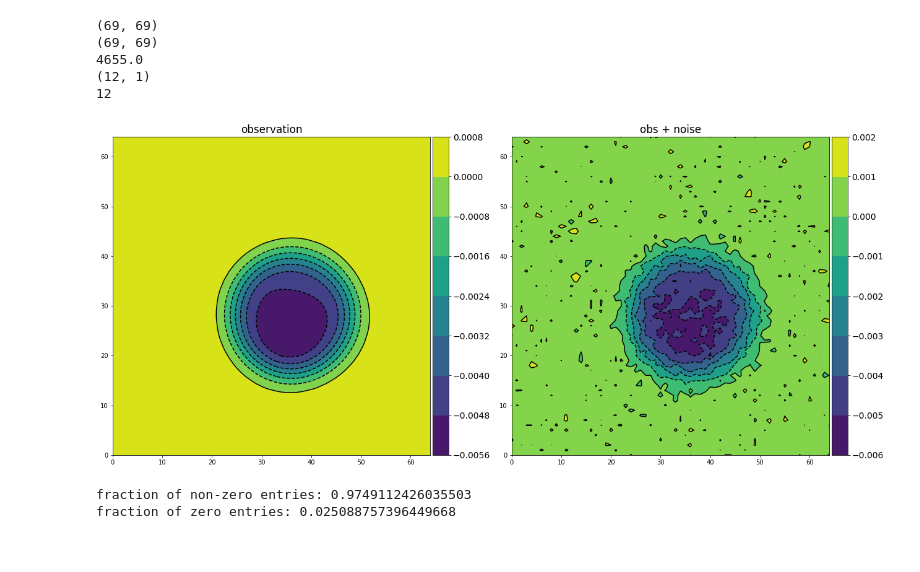
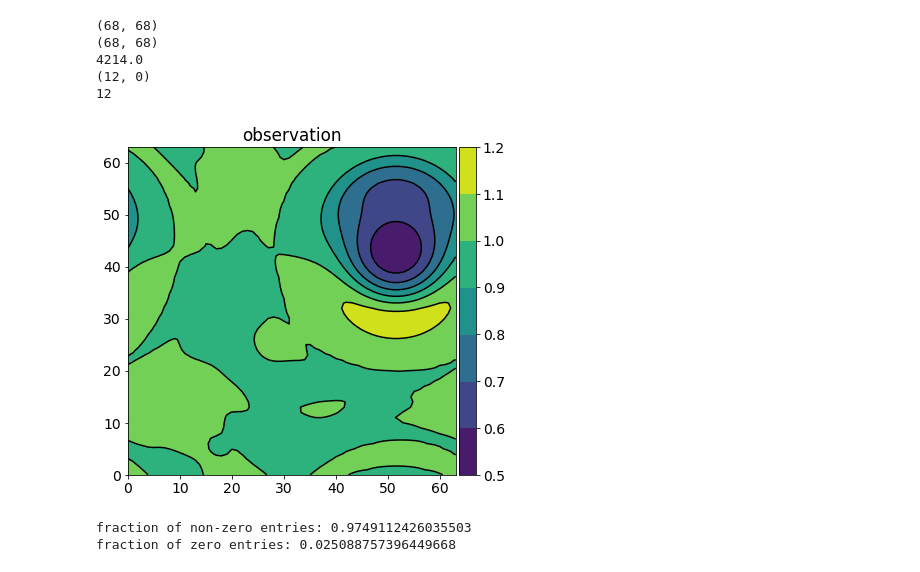
Before and after one commit to ray-chew/pyBELLA, a Jupyter notebook: visualiser_debugger/debug_DA_extensions.ipynb, the cells around one changed output. Saved outputs shown, nothing was run; the diff lists cells and outputs as text; code cells hidden in the pictures.

```diff
--- a/visualiser_debugger/debug_DA_extensions.ipynb
+++ b/visualiser_debugger/debug_DA_extensions.ipynb
@@ -38,9 +38,10 @@ sfx0 = 'wdawloc_1.0_rhou_rhow_p0.2_tra_corr_2pi'
 sfx0 = 'wdawloc_pp_rhou_rhow_tra'
 sfx0 = 'wdawloc_pp_rhou_rhov_tra_0.25_nonorm'
 
-obs_attrs = 'all'
-tags = 's025p'
+obs_attrs = 'rhou_rhov'
+tags = 's10p'
 sfx0 = 'wdawloc_%s_debug_letkf_%s_ib-0' %(obs_attrs,tags)
+sfx0 = 'wdawloc_%s_debug_neg_%s_ib-0' %(obs_attrs,tags)
 # sfx0 = 'obs_dpib_wdawloc_1.0_rho_rhov_11by11_nonorm_test'
 sfx0 = tc.cb_suffix(1,0, '%s' %(sfx0))
 # sfx = sfx0
@@ -61,9 +62,9 @@ obs_mask = pickle.load(file)
 obs_covar = pickle.load(file)
 file.close()
 # %%
-attr = 'p2_nodes'
+attr = 'rhou'
 
-print(obs[0][attr].shape)
+print(obs[1][attr].shape)
 print(obs_noisy[0][attr].shape)
 # print(obs_noisy_interp[0][attr].shape)
 print(obs_mask[0][attr].sum())
@@ -72,32 +73,35 @@ print(obs_covar[1].shape)
 time_len = len(obs)
 print(time_len)
 # %% [output]
-(69, 69)
-(69, 69)
-4655.0
-(12, 1)
+(68, 68)
+(68, 68)
+4214.0
+(12, 0)
 12
 # %%
-time_index = 3
+time_index = 0
 attribute = attr
 obs_arr = obs[time_index][attribute][i2].T
+# obs_arr /= obs[time_index]['rho'][i2].T
 obs_arr = [obs_arr, 'observation']
 obs_n_arr = obs_noisy[time_index][attribute][i2].T
 obs_n_arr = [obs_n_arr, 'obs + noise']
 # obs_ni_arr = obs_noisy_interp[time_index][attribute][i2].T
 # obs_ni_arr = [obs_ni_arr, 'obs + noise + sparse interpolated']
 obs_mask_arr = obs_mask[time_index][attribute]
 # obs_mask_arr = [obs_mask_arr, 'obs_mask']
 
 arr_lst = [obs_arr, obs_n_arr]
+arr_lst = [obs_arr]
 
-ncolslen = 2
+ncolslen = 1
 fs = (18,12)
+fs = (6,6)
 pl = pt.plotter(arr_lst,ncols=ncolslen,figsize=fs,sharey=False)
 _ = pl.plot(aspect='equal',method='contour')
 pl.save_fig('obs_noise_sparse_interpolated')
 # %% [output]
-[figure, old version]
+[figure, new version]
 # %%
 import matplotlib.pyplot as plt
 %matplotlib inline
```
Also changed, not shown: 3 other files.
